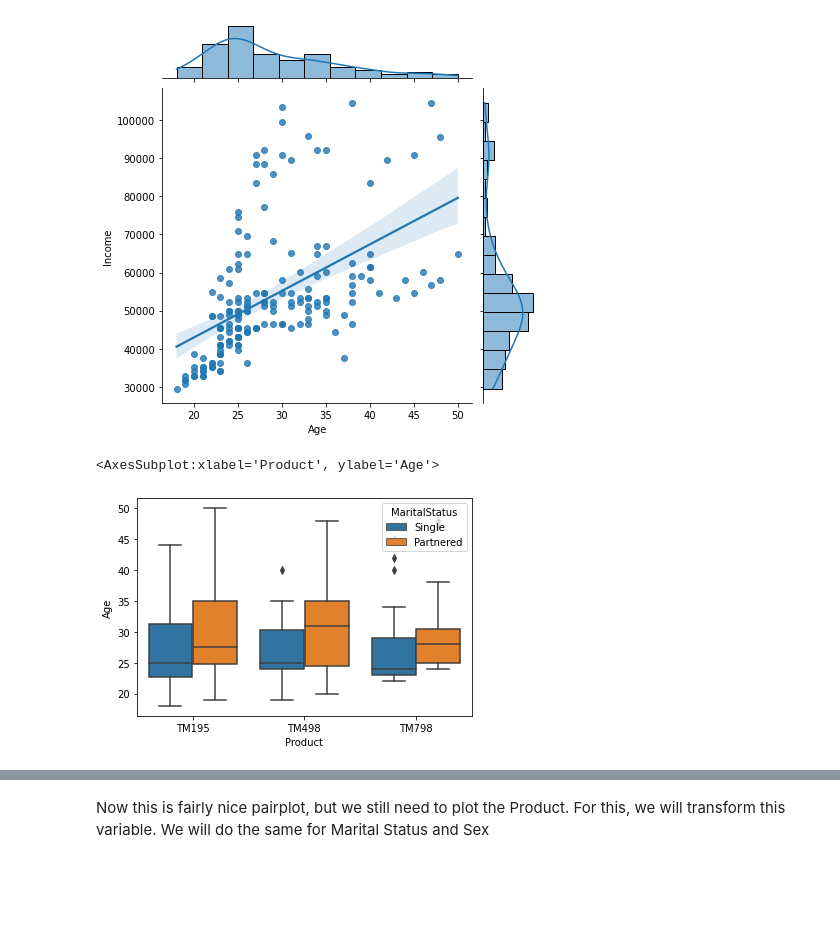
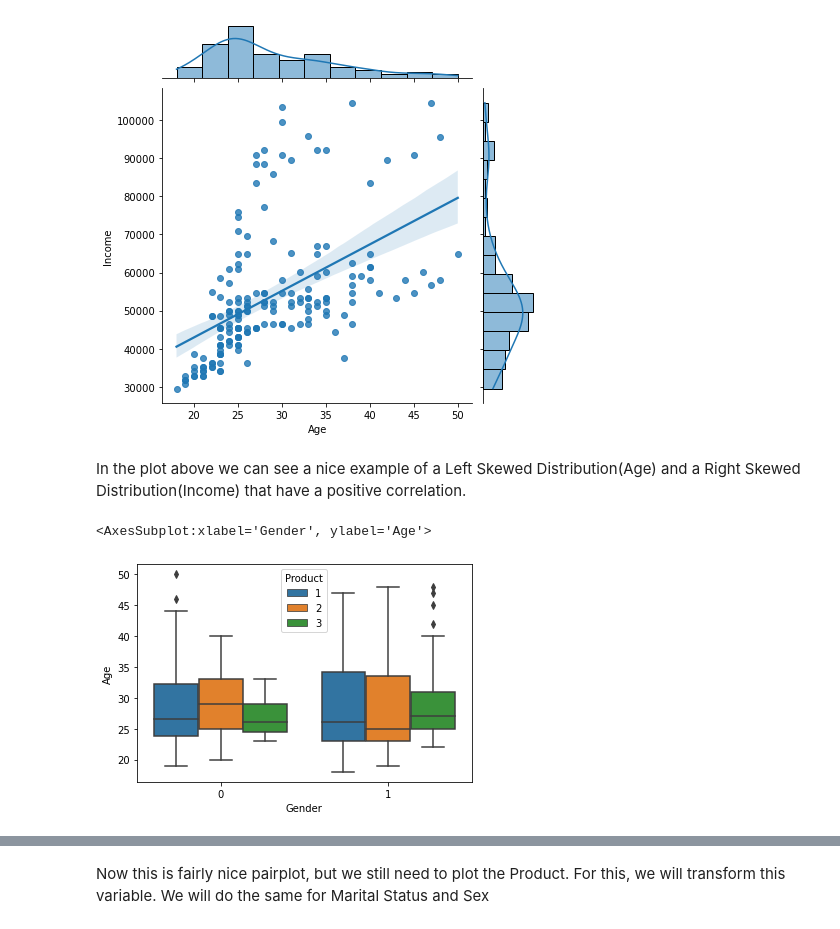
Before and after one commit to FelixOnofrei/Data-Science, a Jupyter notebook: Cardio_Dataset_EDA_Descriptive_Statistics.ipynb, the cells around one changed output, grey strips where cells are left out. Drawn from its saved outputs; the diff is of its cells as text; code cells hidden in the pictures; blank space fills up the shorter version.

```diff
--- a/Cardio_Dataset_EDA_Descriptive_Statistics.ipynb
+++ b/Cardio_Dataset_EDA_Descriptive_Statistics.ipynb
@@ -70,11 +92,13 @@ sb.jointplot(x='Age',y='Income',data=df, kind='reg')
 # %% [output]
 <seaborn.axisgrid.JointGrid at 0x...>
 [figure]
+# %% [markdown]
+In the plot above we can see a nice example of a Left Skewed Distribution(Age) and a Right Skewed Distribution(Income) that have a positive correlation.
 # %%
-sb.boxplot(x='Product',y='Age',data=df, hue='MaritalStatus')
+sb.boxplot(x='Gender',y='Age',data=df, hue='Product')
 # %% [output]
-<AxesSubplot:xlabel='Product', ylabel='Age'>
+<AxesSubplot:xlabel='Gender', ylabel='Age'>
-[figure, old version]
+[figure, new version]
 # %%
 sb.pairplot(df,kind='reg')
 # %% [output]
```
Also changed, not shown: parts of 9 cells of this notebook.
